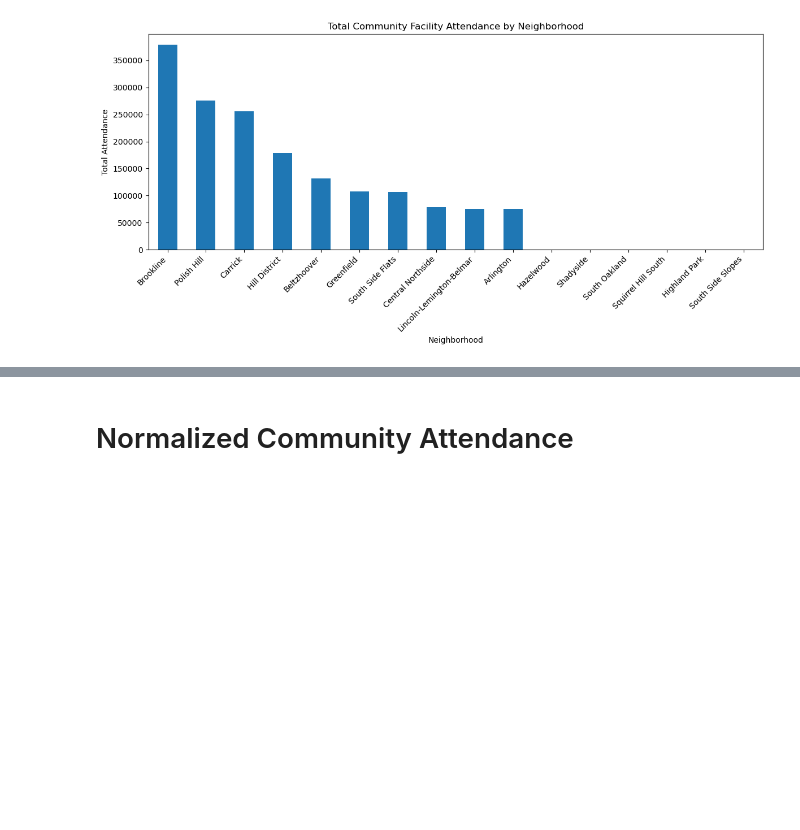
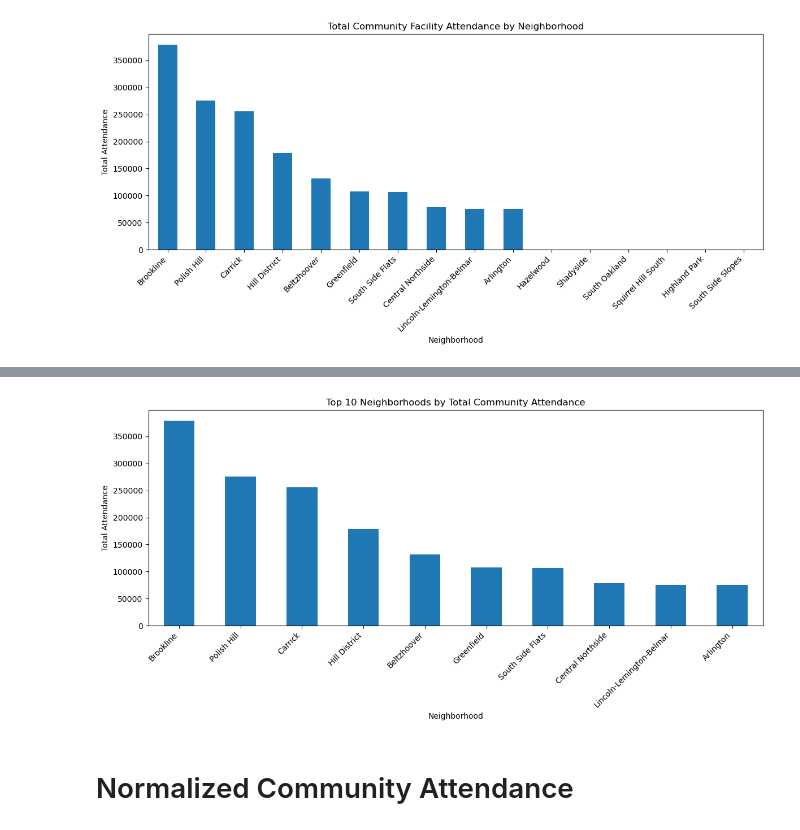
Before and after one commit to wrylht/Final-project-0011, a Jupyter notebook: Ruizhi Huang_attendance/Ruizhi Huang_Community Center Attendance.ipynb, the cells around one changed output, grey strips where cells are left out. Cells and saved outputs as stored; diff of their text form; code cells hidden in the pictures; blank space fills up the shorter version.

Commit message:
add top 10 neighborhoods bar chart

```diff
--- a/Ruizhi Huang_attendance/Ruizhi Huang_Community Center Attendance.ipynb
+++ b/Ruizhi Huang_attendance/Ruizhi Huang_Community Center Attendance.ipynb
@@ -155,3 +158,15 @@ plt.show()
+# %%
+top10_result = result.head(10)
+plt.figure(figsize=(12,6))
+top10_result.plot(kind="bar")
+plt.title("Top 10 Neighborhoods by Total Community Attendance")
+plt.xlabel("Neighborhood")
+plt.ylabel("Total Attendance")
+plt.xticks(rotation=45, ha="right")
+plt.tight_layout()
+plt.show()
+# %% [output]
+[figure, added]
 # %% [markdown]
 # Normalized Community Attendance
 # %% [markdown]
```
Also changed, not shown: parts of 5 cells of this notebook.
